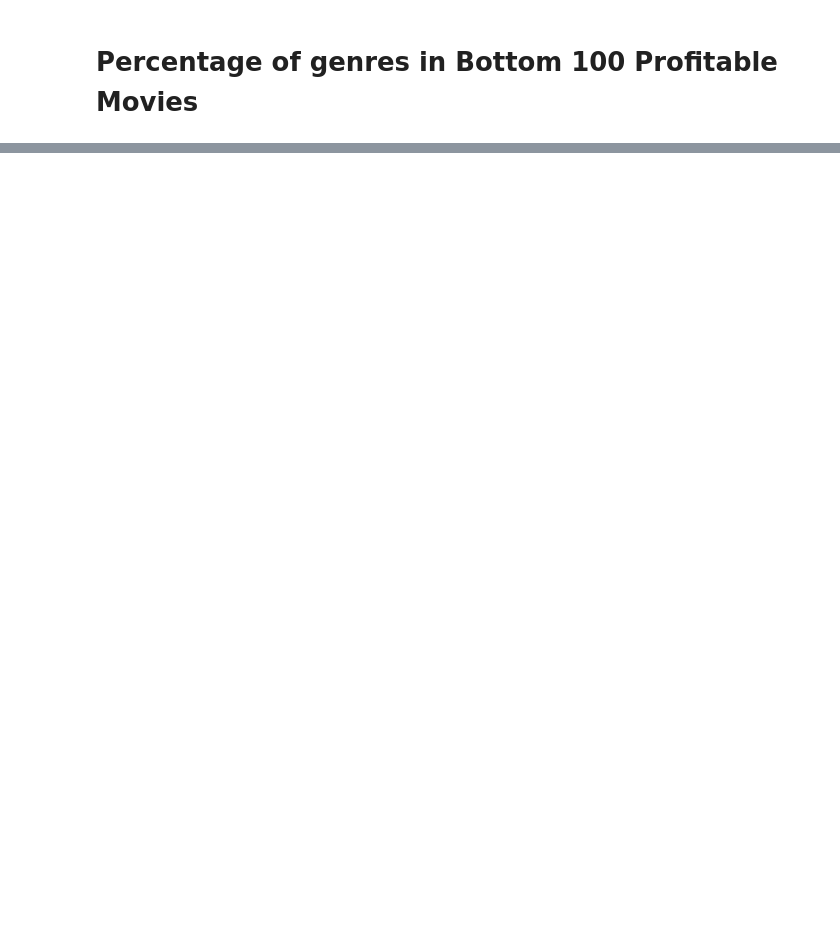
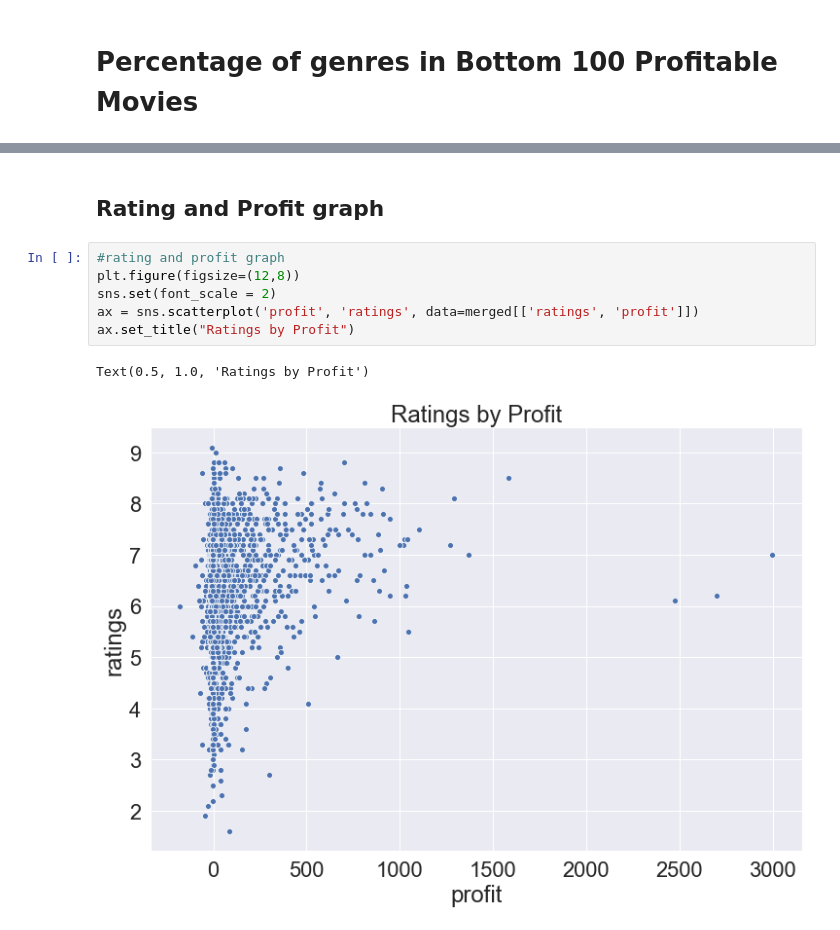
Before and after one commit to jagan-singh/Movie-Analysis-Mod1, a Jupyter notebook: project.ipynb, the cells around one changed output, grey strips where cells are left out. Drawn from its saved outputs; the diff is of its cells as text; blank space fills up the shorter version.

```diff
--- a/project.ipynb
+++ b/project.ipynb
@@ -431,0 +309,11 @@ sns.lmplot(x='production_budget',y='profit',data = merged,fit_reg=True)
+# %% [markdown]
+## Rating and Profit graph
+# %%
+#rating and profit graph
+plt.figure(figsize=(12,8))
+sns.set(font_scale = 2)
+ax = sns.scatterplot('profit', 'ratings', data=merged[['ratings', 'profit']])
+ax.set_title("Ratings by Profit")
+# %% [output]
+Text(0.5, 1.0, 'Ratings by Profit')
+[figure, added]
```
Also changed, not shown: parts of 66 cells of this notebook.
